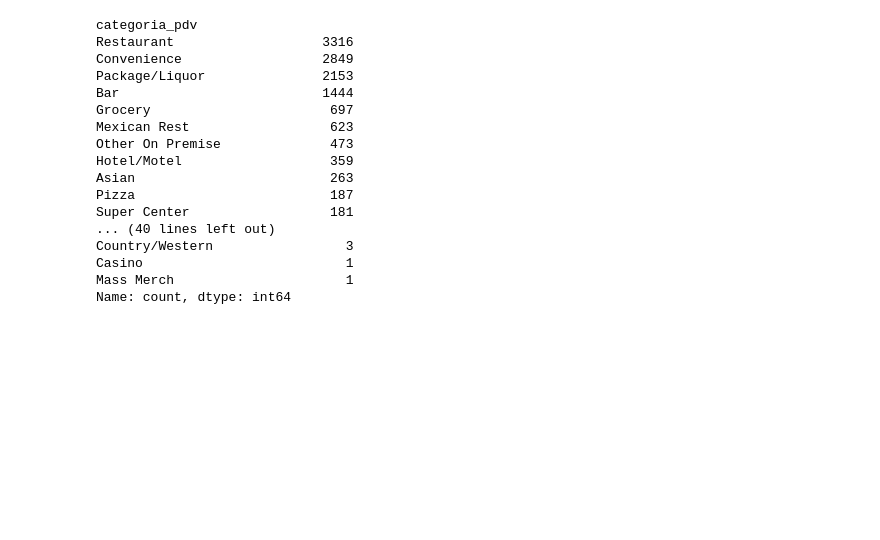
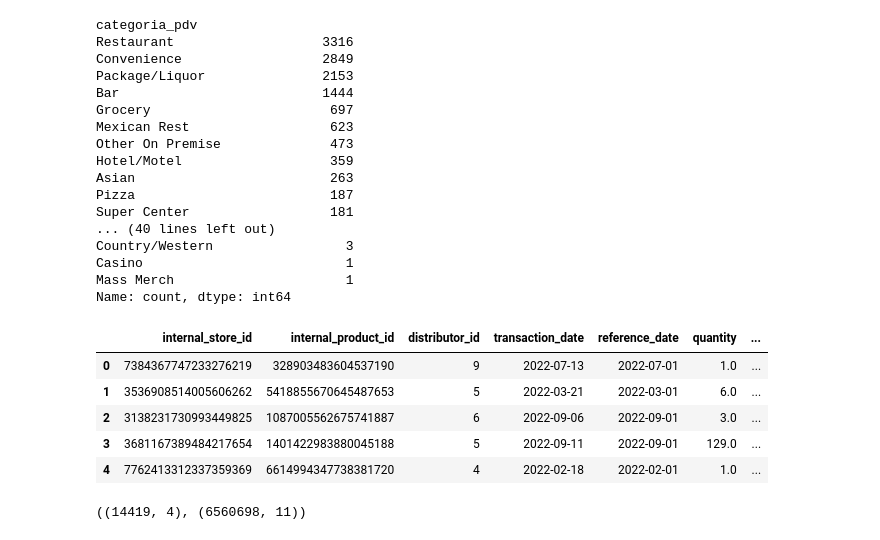
Before and after one commit to VictorBauler/Hackathon_Big_Data_2025, a Jupyter notebook: notebooks/eda.ipynb, the cells around one changed output. Cells and saved outputs as stored; diff of their text form; code cells hidden in the pictures; blank space fills up the shorter version.

```diff
--- a/notebooks/eda.ipynb
+++ b/notebooks/eda.ipynb
@@ -120,3 +120,16 @@ Country/Western                 3
 Casino                          1
 Mass Merch                      1
 Name: count, dtype: int64
+# %%
+df2.head()
+# %% [output]
+|  | internal_store_id | internal_product_id | distributor_id | transaction_date | reference_date | quantity | ... |
+| 0 | 7384367747233276219 | 328903483604537190 | 9 | 2022-07-13 | 2022-07-01 | 1.0 | ... |
+| 1 | 3536908514005606262 | 5418855670645487653 | 5 | 2022-03-21 | 2022-03-01 | 6.0 | ... |
+| 2 | 3138231730993449825 | 1087005562675741887 | 6 | 2022-09-06 | 2022-09-01 | 3.0 | ... |
+| 3 | 3681167389484217654 | 1401422983880045188 | 5 | 2022-09-11 | 2022-09-01 | 129.0 | ... |
+| 4 | 7762413312337359369 | 6614994347738381720 | 4 | 2022-02-18 | 2022-02-01 | 1.0 | ... |
+# %%
+df.shape, df2.shape
+# %% [output]
+((14419, 4), (6560698, 11))
```
Also changed, not shown: parts of 5 cells of this notebook.
